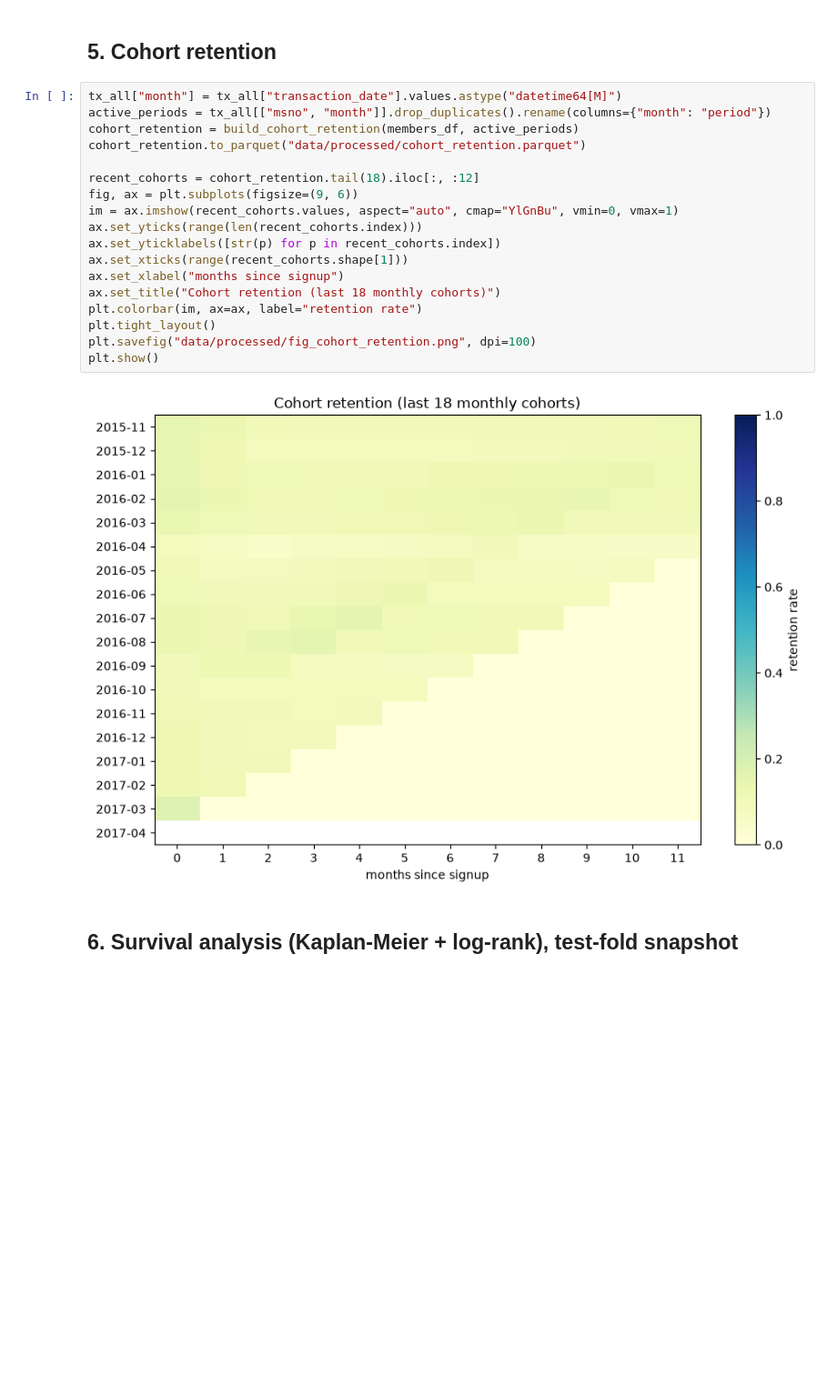
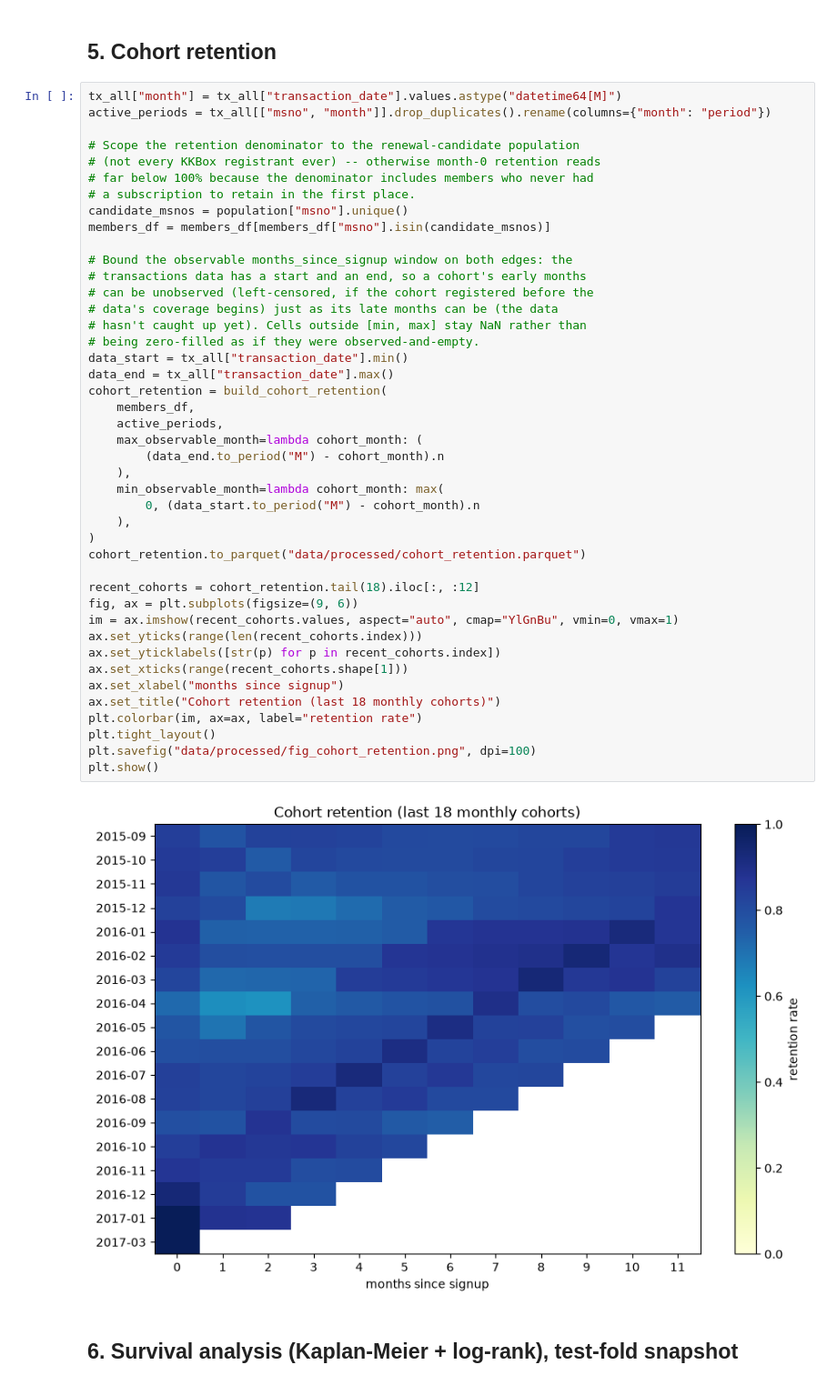
Before and after one commit to katealkuzmina/churn-retention-analysis, a Jupyter notebook: churn_retention_analysis.ipynb, the cells around one changed output. Shown at 91% size. Cells and saved outputs as stored; diff of their text form; blank space fills up the shorter version.

Commit message:
fix: scope cohort-retention denominator to candidate population, NaN unobserved months on both edges (future and left-censored)

```diff
--- a/churn_retention_analysis.ipynb
+++ b/churn_retention_analysis.ipynb
@@ -170,23 +170,48 @@ val     98715  0.040966
 # %%
 tx_all["month"] = tx_all["transaction_date"].values.astype("datetime64[M]")
 active_periods = tx_all[["msno", "month"]].drop_duplicates().rename(columns={"month": "period"})
-cohort_retention = build_cohort_retention(members_df, active_periods)
+
+# Scope the retention denominator to the renewal-candidate population
+# (not every KKBox registrant ever) -- otherwise month-0 retention reads
+# far below 100% because the denominator includes members who never had
+# a subscription to retain in the first place.
+candidate_msnos = population["msno"].unique()
+members_df = members_df[members_df["msno"].isin(candidate_msnos)]
+
+# Bound the observable months_since_signup window on both edges: the
+# transactions data has a start and an end, so a cohort's early months
+# can be unobserved (left-censored, if the cohort registered before the
+# data's coverage begins) just as its late months can be (the data
+# hasn't caught up yet). Cells outside [min, max] stay NaN rather than
+# being zero-filled as if they were observed-and-empty.
+data_start = tx_all["transaction_date"].min()
+data_end = tx_all["transaction_date"].max()
+cohort_retention = build_cohort_retention(
+    members_df,
+    active_periods,
+    max_observable_month=lambda cohort_month: (
+        (data_end.to_period("M") - cohort_month).n
+    ),
+    min_observable_month=lambda cohort_month: max(
+        0, (data_start.to_period("M") - cohort_month).n
+    ),
+)
 cohort_retention.to_parquet("data/processed/cohort_retention.parquet")
 
 recent_cohorts = cohort_retention.tail(18).iloc[:, :12]
 fig, ax = plt.subplots(figsize=(9, 6))
 im = ax.imshow(recent_cohorts.values, aspect="auto", cmap="YlGnBu", vmin=0, vmax=1)
 ax.set_yticks(range(len(recent_cohorts.index)))
 ax.set_yticklabels([str(p) for p in recent_cohorts.index])
 ax.set_xticks(range(recent_cohorts.shape[1]))
 ax.set_xlabel("months since signup")
 ax.set_title("Cohort retention (last 18 monthly cohorts)")
 plt.colorbar(im, ax=ax, label="retention rate")
 plt.tight_layout()
 plt.savefig("data/processed/fig_cohort_retention.png", dpi=100)
 plt.show()
 # %% [output]
-[figure, old version]
+[figure, new version]
 # %% [markdown]
 ## 6. Survival analysis (Kaplan-Meier + log-rank), test-fold snapshot
 # %%
```
Also changed, not shown: parts of 1 cell of this notebook, 9 other files.
